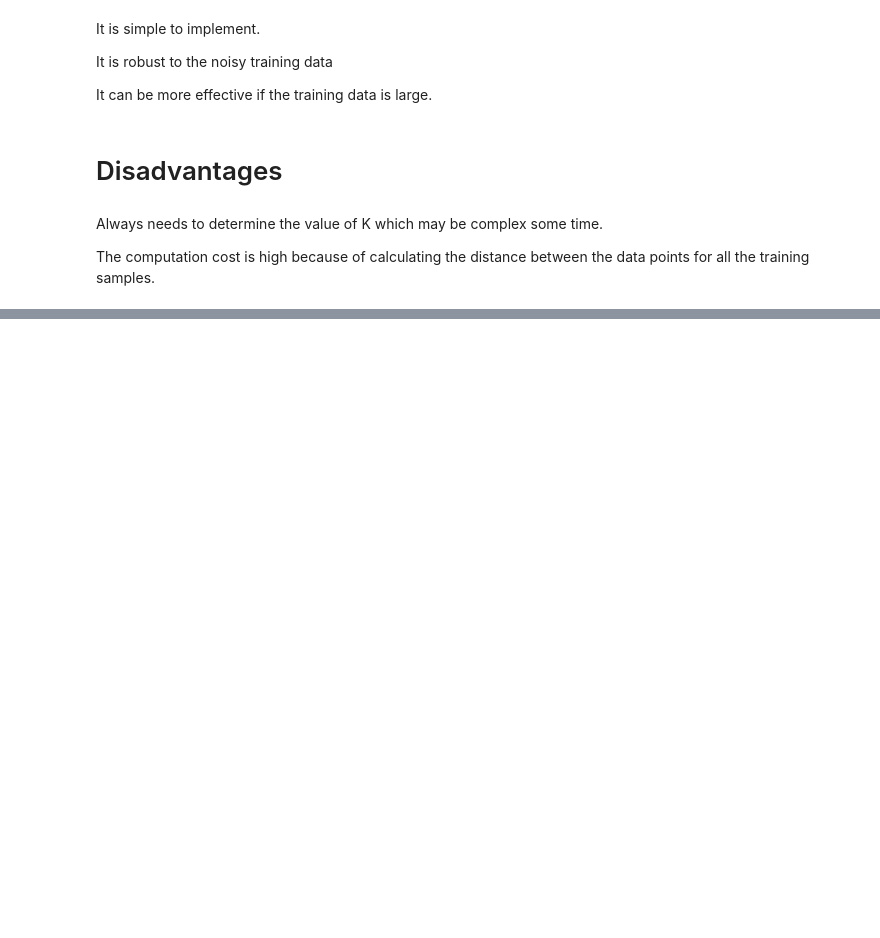
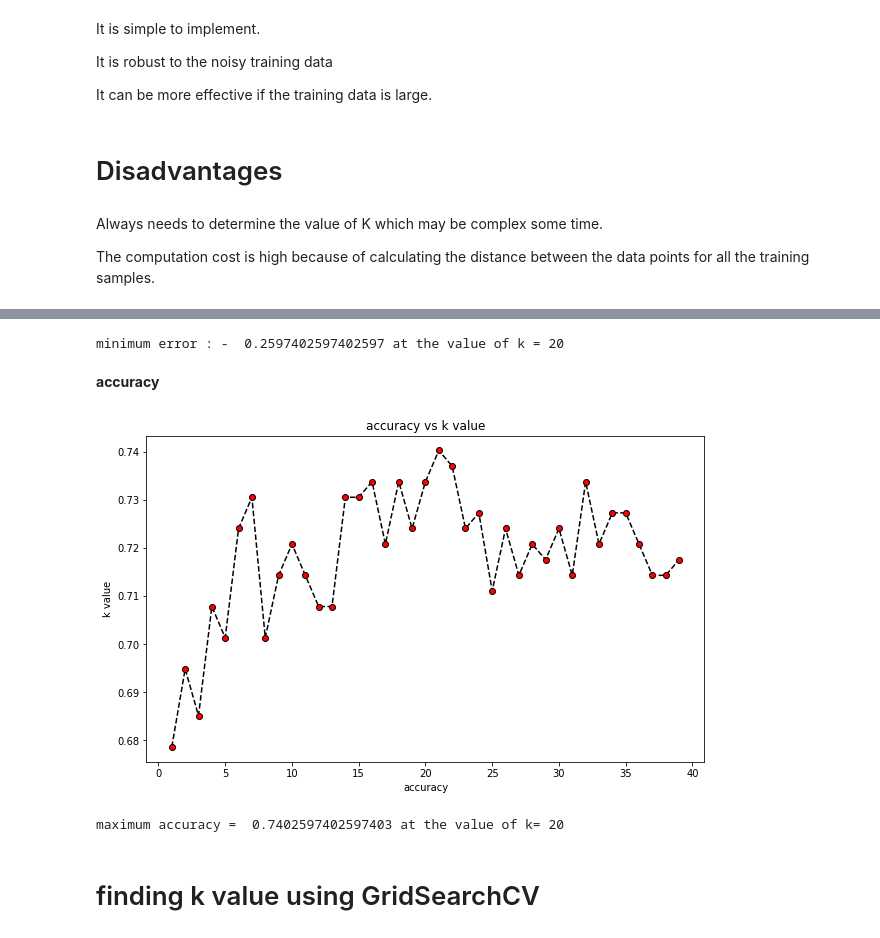
Before and after one commit to Datawithabhishek/Machine-Learning-Notes, a Jupyter notebook: Knn.ipynb, the cells around one changed output, grey strips where cells are left out. Saved outputs shown, nothing was run; the diff lists cells and outputs as text; code cells hidden in the pictures; blank space fills up the shorter version.

```diff
--- a/Knn.ipynb
+++ b/Knn.ipynb
@@ -93,0 +210,28 @@ The computation cost is high because of calculating the distance between the dat
+# %%
+print("minimum error : - ",min(err),"at the value of k =",err.index(min(err)))
+# %% [output]
+minimum error : -  0.2597402597402597 at the value of k = 20
+# %% [markdown]
+**accuracy**
+# %%
+acc=[]
+for i in range(1,40):
+  neigh=KNeighborsClassifier(n_neighbors=i)
+  neigh.fit(x_train,y_train)
+  y_pred_n = neigh.predict(x_test)
+  acc.append(accuracy_score(y_test,y_pred_n))
+# %%
+plt.figure(figsize=(10,6))
+plt.plot(range(1,40),acc,color='black',linestyle='dashed',marker='o',markerfacecolor='red')
+plt.title("accuracy vs k value")
+plt.xlabel("accuracy")
+plt.ylabel("k value")
+plt.show()
+# %% [output]
+[figure, added]
+# %%
+print("maximum accuracy = ",max(acc),"at the value of k=",acc.index(max(acc)))
+# %% [output]
+maximum accuracy =  0.7402597402597403 at the value of k= 20
+# %% [markdown]
+# finding k value using GridSearchCV
```
Also changed, not shown: parts of 29 cells of this notebook.
